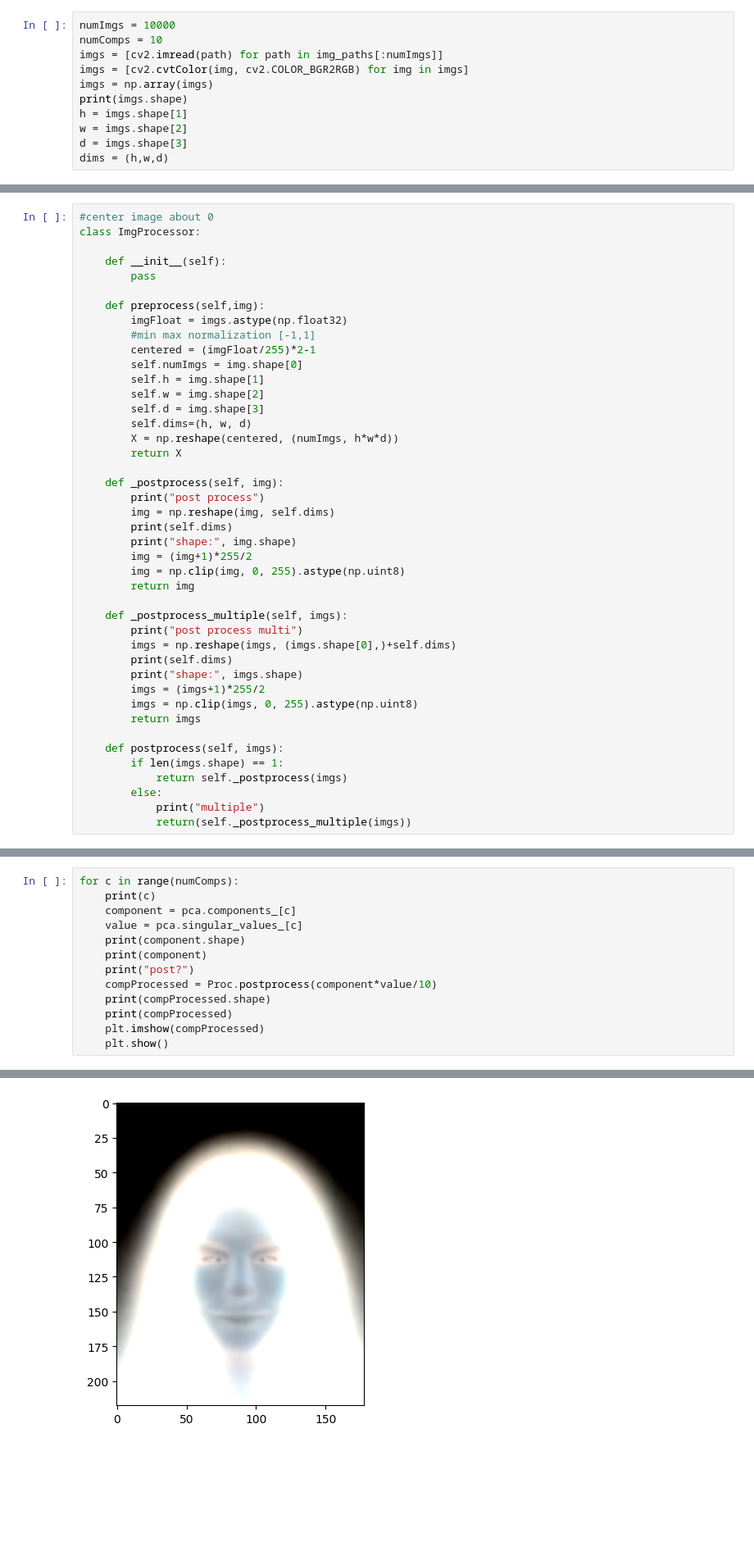
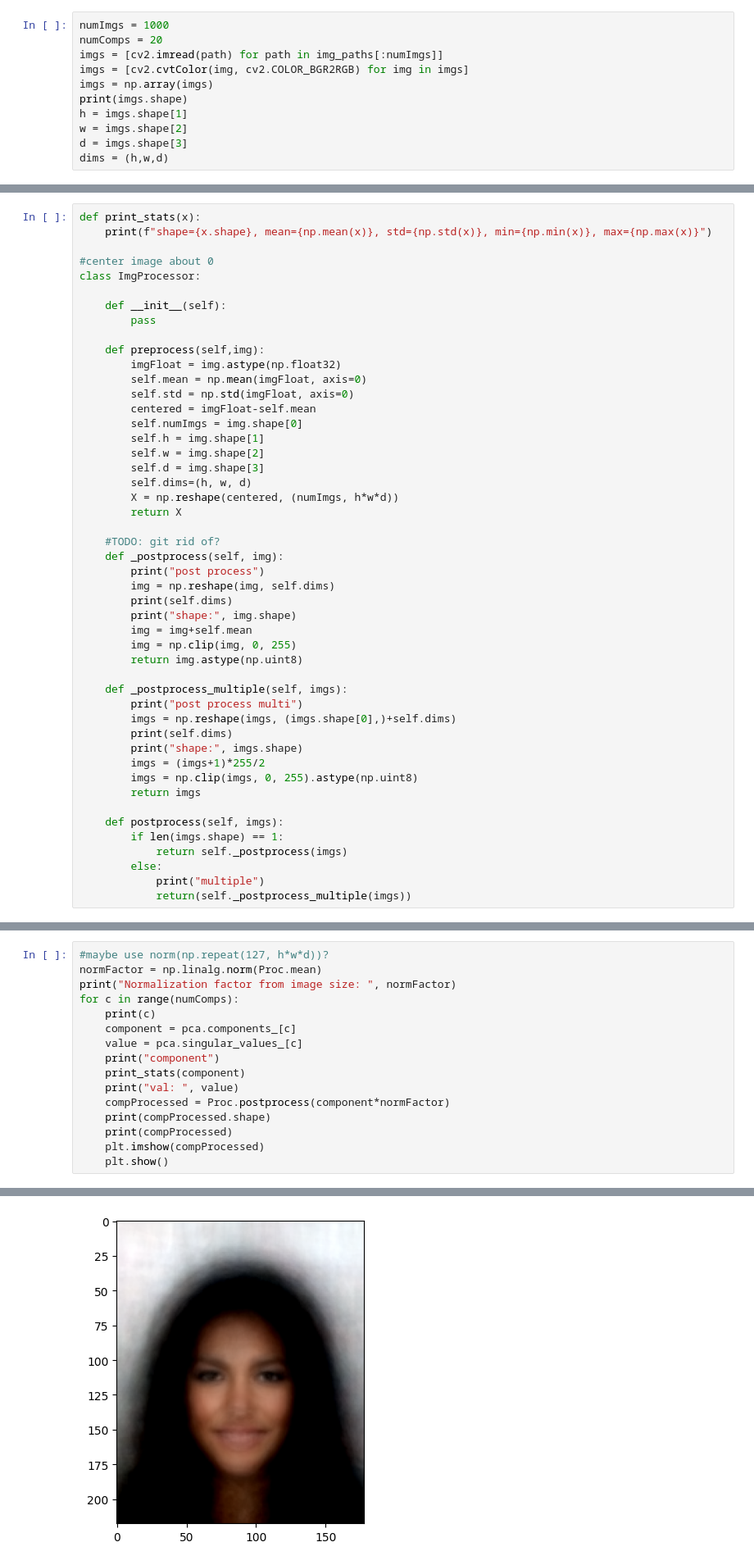
Before and after one commit to Bigbadboybob/pcafaces, a Jupyter notebook: svd.ipynb, the cells around one changed output, grey strips where cells are left out. Shown at 82% size. Cells and saved outputs as stored; diff of their text form; blank space fills up the shorter version.

```diff
--- a/svd.ipynb
+++ b/svd.ipynb
@@ -25,8 +25,8 @@ plt.imshow(test_img)
 <matplotlib.image.AxesImage at 0x...>
 [figure]
 # %%
-numImgs = 10000
-numComps = 10
+numImgs = 1000
+numComps = 20
 imgs = [cv2.imread(path) for path in img_paths[:numImgs]]
 imgs = [cv2.cvtColor(img, cv2.COLOR_BGR2RGB) for img in imgs]
 imgs = np.array(imgs)
@@ -40,4 +40,7 @@ dims = (h,w,d)
 # %%
+def print_stats(x):
+    print(f"shape={x.shape}, mean={np.mean(x)}, std={np.std(x)}, min={np.min(x)}, max={np.max(x)}")
+
 #center image about 0
 class ImgProcessor:
 
@@ -45,9 +48,10 @@ class ImgProcessor:
         pass
 
     def preprocess(self,img):
-        imgFloat = imgs.astype(np.float32)
-        #min max normalization [-1,1]
-        centered = (imgFloat/255)*2-1
+        imgFloat = img.astype(np.float32)
+        self.mean = np.mean(imgFloat, axis=0)
+        self.std = np.std(imgFloat, axis=0)
+        centered = imgFloat-self.mean
         self.numImgs = img.shape[0]
         self.h = img.shape[1]
         self.w = img.shape[2]
@@ -56,14 +60,15 @@ class ImgProcessor:
         X = np.reshape(centered, (numImgs, h*w*d))
         return X
 
+    #TODO: git rid of?
     def _postprocess(self, img):
         print("post process")
         img = np.reshape(img, self.dims)
         print(self.dims)
         print("shape:", img.shape)
-        img = (img+1)*255/2
-        img = np.clip(img, 0, 255).astype(np.uint8)
-        return img
+        img = img+self.mean
+        img = np.clip(img, 0, 255)
+        return img.astype(np.uint8)
 
     def _postprocess_multiple(self, imgs):
         print("post process multi")
@@ -96,12 +111,15 @@ PCA(n_components=10, random_state=0)
 # %%
+#maybe use norm(np.repeat(127, h*w*d))?
+normFactor = np.linalg.norm(Proc.mean)
+print("Normalization factor from image size: ", normFactor)
 for c in range(numComps):
     print(c)
     component = pca.components_[c]
     value = pca.singular_values_[c]
-    print(component.shape)
-    print(component)
-    print("post?")
-    compProcessed = Proc.postprocess(component*value/10)
+    print("component")
+    print_stats(component)
+    print("val: ", value)
+    compProcessed = Proc.postprocess(component*normFactor)
     print(compProcessed.shape)
     print(compProcessed)
     plt.imshow(compProcessed)
@@ -145,2 +163,2 @@ shape: (218, 178, 3)
-[figure, old version]
+[figure, new version]
 2
```
Also changed, not shown: parts of 5 cells of this notebook.
